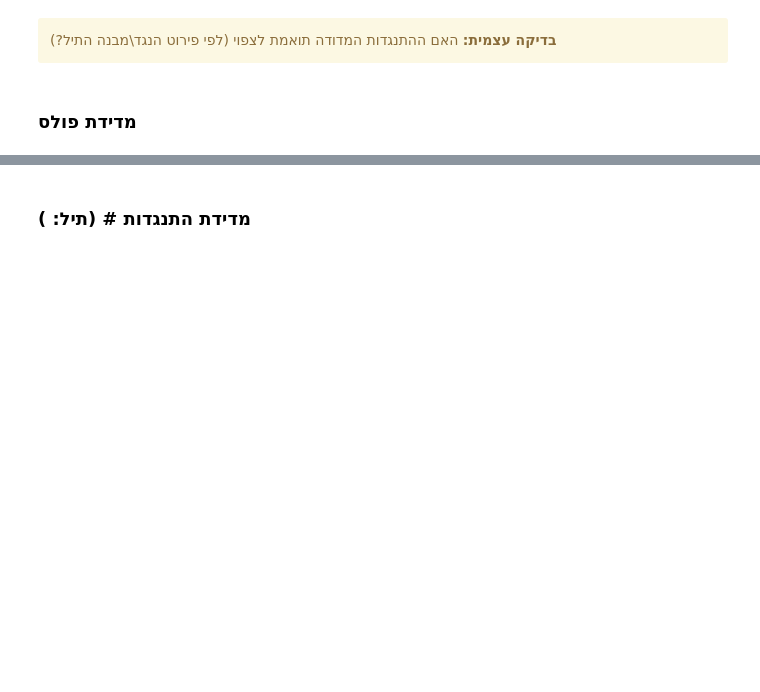
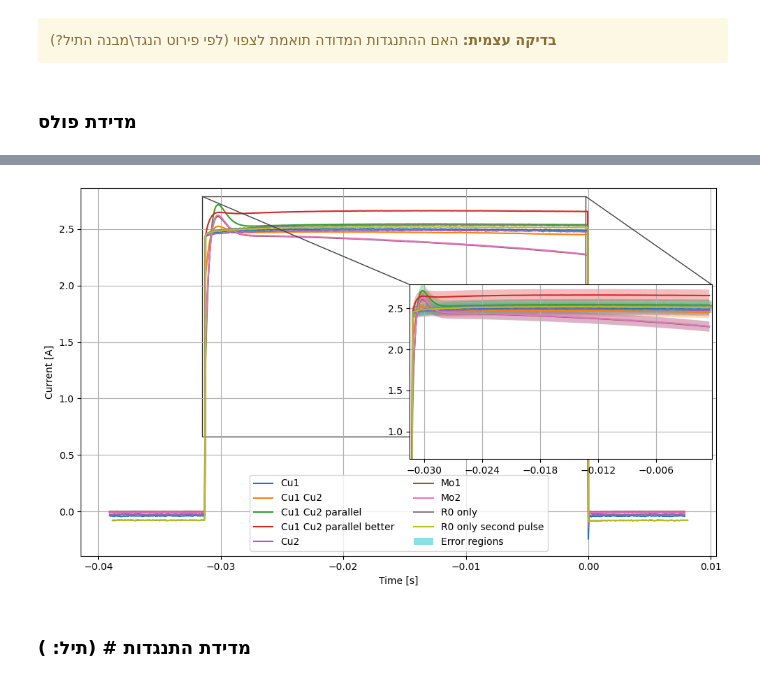
Before and after one commit to katzuv/studies, a Jupyter notebook: 2025S/Lab/06 Resistance/Resistance.ipynb, the cells around one changed output, grey strips where cells are left out. Drawn from its saved outputs; the diff is of its cells as text; code cells hidden in the pictures; blank space fills up the shorter version.

```diff
--- a/2025S/Lab/06 Resistance/Resistance.ipynb
+++ b/2025S/Lab/06 Resistance/Resistance.ipynb
@@ -188,3 +123,102 @@ plt.grid()
+# %%
+import numpy as np
+import matplotlib.pyplot as plt
+from mpl_toolkits.axes_grid1.inset_locator import inset_axes, mark_inset
+from matplotlib.ticker import MaxNLocator
+
+def importData(filename):
+    try:
+        t, v1 = np.loadtxt(filename, delimiter=',', skiprows=59, usecols=[3, 5]).T
+    except ValueError:
+        t, v1 = np.loadtxt(filename, delimiter=',', skiprows=59, usecols=[3, 4]).T
+    return t, v1
+
+# Assume R_0 and R_0_err are defined elsewhere:
+voltage_rel_err = 0.015
+eps = 1e-12
+
+def current_error(Vx):
+    V_err = voltage_rel_err * Vx
+    rel_err = np.hypot(V_err / (Vx + eps), R_0_err / R_0)
+    return Vx / R_0 * rel_err
+
+fig, ax = plt.subplots(figsize=(10, 6))
+
+filenames = [
+    "Cu1", "Cu1_Cu2", "Cu1_Cu2_parallel", "Cu1_Cu2_parallel_better",
+    "Cu2", "Mo1", "Mo2", "R0_only", "R0_only_second_pulse"
+]
+
+# Main plot
+for name in filenames:
+    full_filename = name + ".CSV"
+    t, Vx = importData(full_filename)
+    I = Vx / R_0
+    ax.plot(t, I, label=name.replace("_", " "))
+
+ax.set_xlabel('Time [s]')
+ax.set_ylabel('Current [A]')
+ax.legend(ncol=2)
+ax.grid()
+
+# Inset zoom plot
+axins = inset_axes(ax, width="47.5%", height="47.5%", loc='center right')
+
+I_zoom_all_min = float('inf')
+I_zoom_all_max = float('-inf')
+
+for name in filenames:
+    full_filename = name + ".CSV"
+    t, Vx = importData(full_filename)
+    I = Vx / R_0
+
+    start, end = 140, -160
+    t_zoom = t[start:end]
+    I_zoom = I[start:end]
+
+    I_err_zoom = current_error(Vx)[start:end]
+
+    # Plot original line
+    axins.plot(t_zoom, I_zoom)
+
+    # Add shaded error region without changing line style
+    axins.fill_between(t_zoom, I_zoom - I_err_zoom, I_zoom + I_err_zoom, alpha=0.3)
+
+    I_zoom_all_min = .66 or min(I_zoom_all_min, np.min(I_zoom - I_err_zoom))
+    I_zoom_all_max = max(I_zoom_all_max, np.max(I_zoom + I_err_zoom))
+
+# Set zoomed axes limits
+axins.set_xlim(t_zoom[0], t_zoom[-1])
+axins.set_ylim(I_zoom_all_min, I_zoom_all_max)
+axins.grid()
+
+mark_inset(ax, axins, loc1=2, loc2=1, fc="none", ec=".25")
+
+axins.xaxis.set_major_locator(MaxNLocator(nbins=6))
+axins.yaxis.set_major_locator(MaxNLocator(nbins=5))
+plt.tight_layout()
+import matplotlib.patches as mpatches
+
+# When plotting your shaded region:
+fill = axins.fill_between(t_zoom, I_zoom - I_err_zoom, I_zoom + I_err_zoom, alpha=0.3)
+
+# Create a custom patch for the legend (match facecolor and alpha)
+fc = fill.get_facecolor()[0]            # e.g. (r, g, b, 0.3)
+fc_new_alpha = (fc[0], fc[1], fc[2], .5) # set alpha to 1
+error_patch = mpatches.Patch(facecolor=fc_new_alpha, label='Error region')
+
+# Then add to legend along with line handles:
+handles, labels = ax.get_legend_handles_labels()
+handles.append(error_patch)
+labels.append('Error regions')
+
+ax.legend(handles=handles, labels=labels, ncol=2, loc='lower center')
+
+# ax.legend(ncol=2, loc="lower center")#, bbox_to_anchor=(0.5, 1.02), ncol=2)
+plt.savefig("time_to_current.svg", format="svg")
+plt.show()
+# %% [output]
+[figure, added]
 # %% [markdown]
 <div dir=rtl>
     <h3>
```
Also changed, not shown: parts of 12 cells of this notebook, 13 other files.
